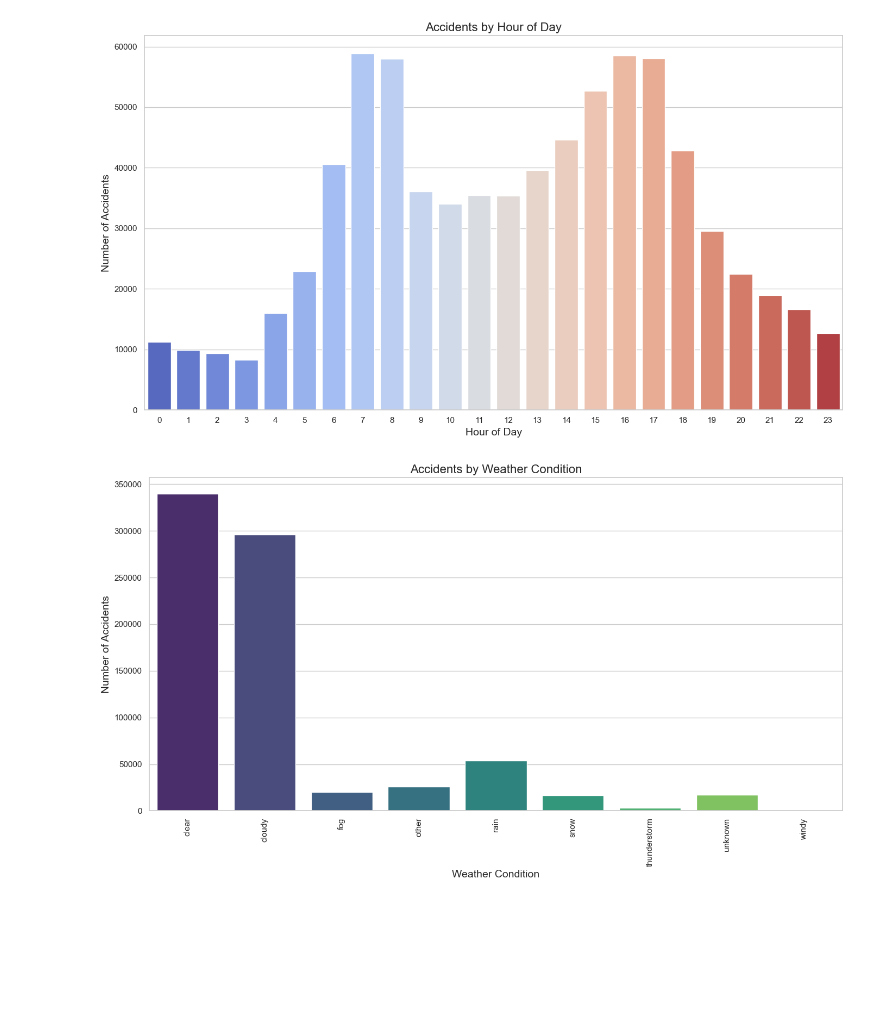
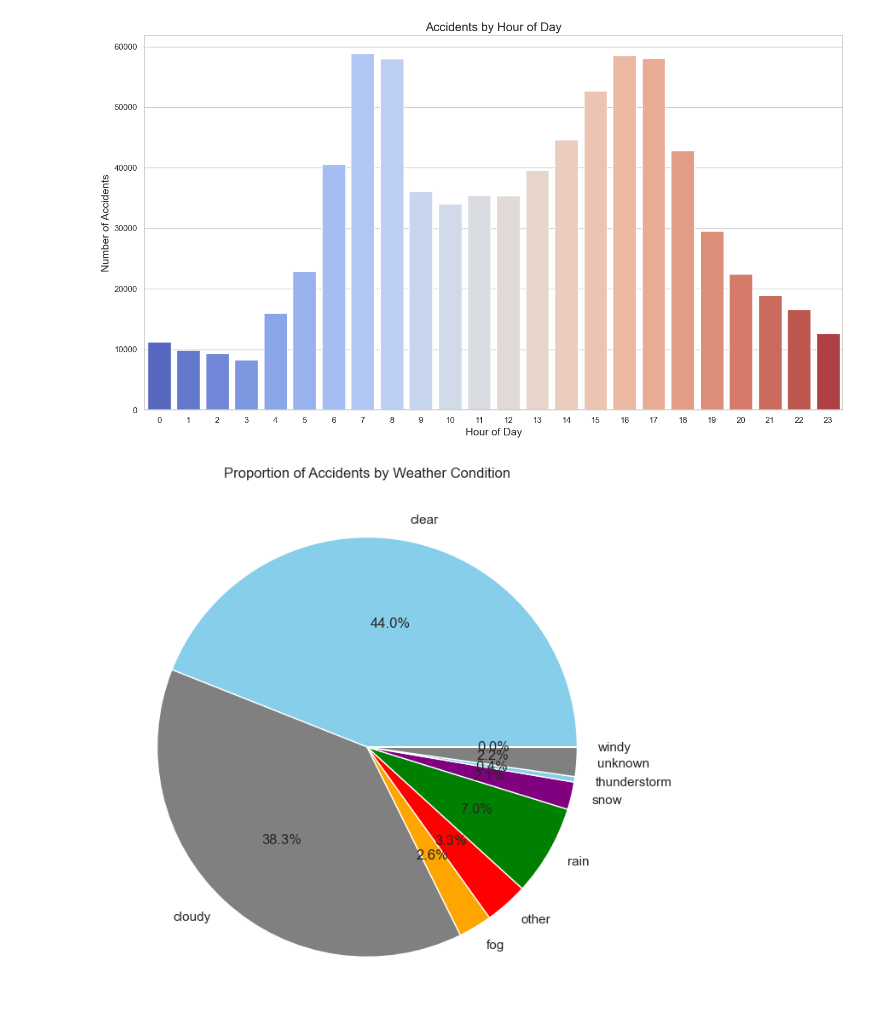
Before and after one commit to adityapatil484/US-Accidents-Visualization_Project, a Jupyter notebook: notebooks/data_visualization.ipynb, the cells around one changed output. Drawn from its saved outputs; the diff is of its cells as text; code cells hidden in the pictures; blank space fills up the shorter version.

```diff
--- a/notebooks/data_visualization.ipynb
+++ b/notebooks/data_visualization.ipynb
@@ -181,15 +181,13 @@ plt.tight_layout()
 plt.show()
 # %% [output]
 [figure]
-# %%
-if weather_data is not None:
-    plt.figure(figsize=(14, 8))
-    sns.barplot(x='Weather_Category', y='Accident_Count', data=weather_data, palette='viridis')
-    plt.xticks(rotation=90)
-    plt.title('Accidents by Weather Condition', fontsize=16)
-    plt.xlabel('Weather Condition', fontsize=14)
-    plt.ylabel('Number of Accidents', fontsize=14)
-    plt.tight_layout()
-    plt.show()
-# %% [output]
-[figure, removed]
+# %%
+weather_df = pd.DataFrame(weather_data)
+weather_df
+
+plt.figure(figsize=(8, 8))
+plt.pie(weather_df["Accident_Count"], labels=weather_df["Weather_Category"], autopct="%1.1f%%", colors=["skyblue", "gray", "orange", "red", "green", "purple"])
+plt.title("Proportion of Accidents by Weather Condition")
+plt.show()
+# %% [output]
+[figure, added]
```
Also changed, not shown: parts of 1 cell of this notebook.
